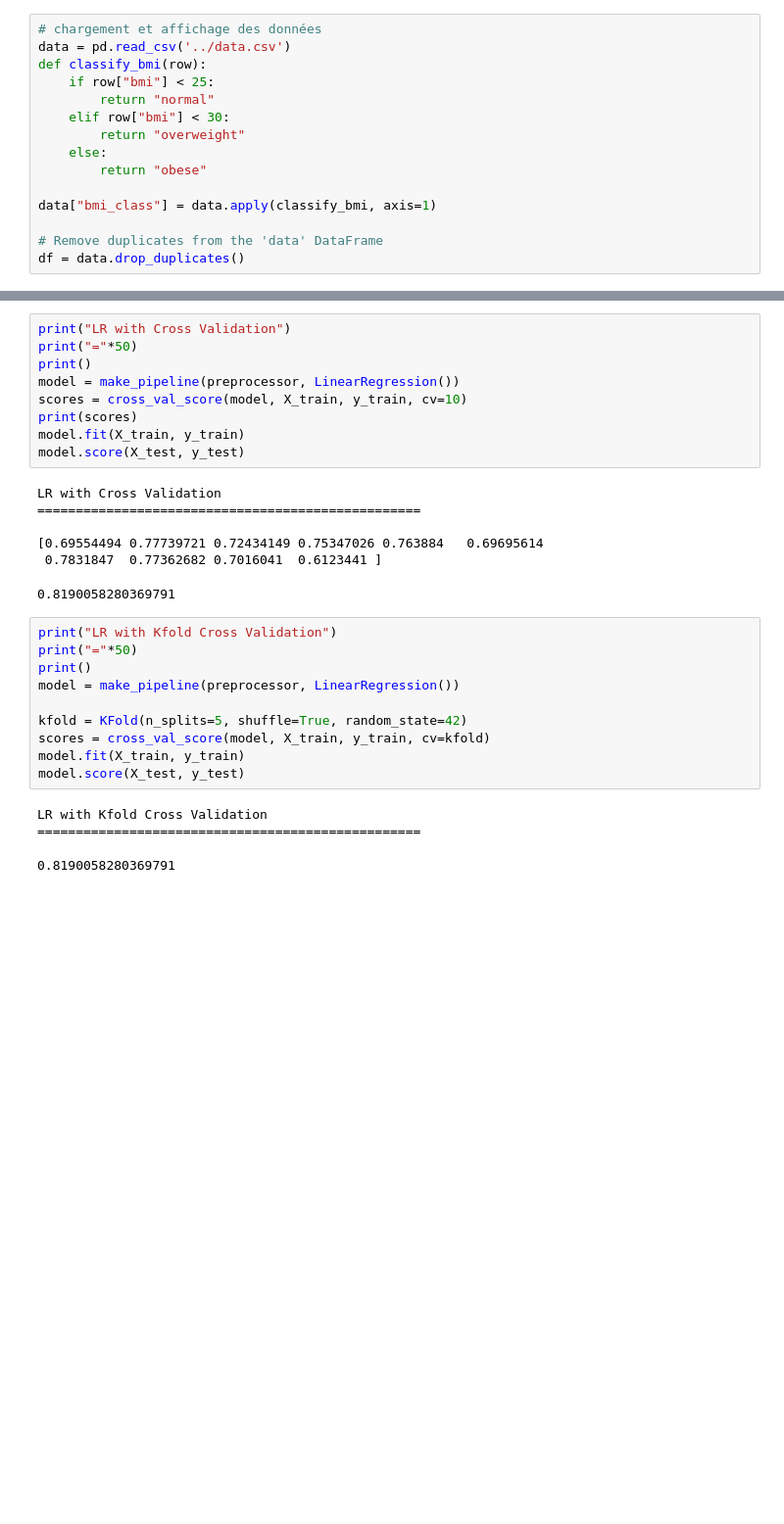
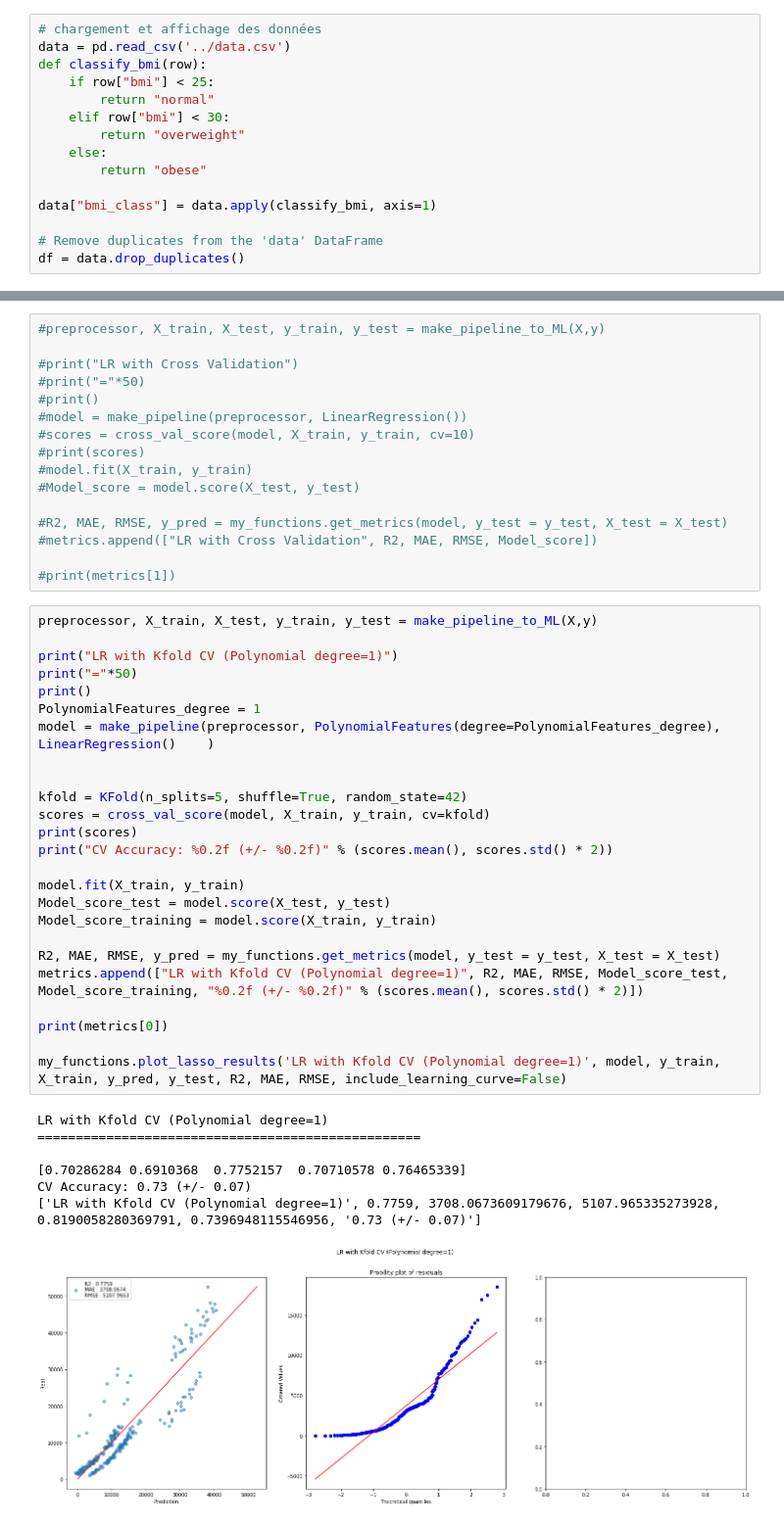
Before and after one commit to zoltarzol/brief_assur_aimant, a Jupyter notebook: Emad/analyse/new_test_Emad.ipynb, the cells around one changed output, grey strips where cells are left out. Shown at 98% size. Drawn from its saved outputs; the diff is of its cells as text; blank space fills up the shorter version.

Commit message:
More Models

```diff
--- a/Emad/analyse/new_test_Emad.ipynb
+++ b/Emad/analyse/new_test_Emad.ipynb
@@ -70,30 +71,49 @@ LR without Cross Validation
 # %%
-print("LR with Cross Validation")
-print("="*50)
-print()
-model = make_pipeline(preprocessor, LinearRegression())
-scores = cross_val_score(model, X_train, y_train, cv=10)
-print(scores)
-model.fit(X_train, y_train)
-model.score(X_test, y_test)
+#preprocessor, X_train, X_test, y_train, y_test = make_pipeline_to_ML(X,y)
+
+#print("LR with Cross Validation")
+#print("="*50)
+#print()
+#model = make_pipeline(preprocessor, LinearRegression())
+#scores = cross_val_score(model, X_train, y_train, cv=10)
+#print(scores)
+#model.fit(X_train, y_train)
+#Model_score = model.score(X_test, y_test)
+
+#R2, MAE, RMSE, y_pred = my_functions.get_metrics(model, y_test = y_test, X_test = X_test)
+#metrics.append(["LR with Cross Validation", R2, MAE, RMSE, Model_score])
+
+#print(metrics[1])
-# %% [output]
-LR with Cross Validation
-==================================================
-
-[0.69554494 0.77739721 0.72434149 0.75347026 0.763884   0.69695614
- 0.7831847  0.77362682 0.7016041  0.6123441 ]
-0.8190058280369791
-# %%
-print("LR with Kfold Cross Validation")
-print("="*50)
-print()
-model = make_pipeline(preprocessor, LinearRegression())
-
-kfold = KFold(n_splits=5, shuffle=True, random_state=42)
-scores = cross_val_score(model, X_train, y_train, cv=kfold)
-model.fit(X_train, y_train)
-model.score(X_test, y_test)
-# %% [output]
-LR with Kfold Cross Validation
-==================================================
-0.8190058280369791
+# %%
+preprocessor, X_train, X_test, y_train, y_test = make_pipeline_to_ML(X,y)
+
+print("LR with Kfold CV (Polynomial degree=1)")
+print("="*50)
+print()
+PolynomialFeatures_degree = 1
+model = make_pipeline(preprocessor, PolynomialFeatures(degree=PolynomialFeatures_degree), LinearRegression()    )
+
+
+kfold = KFold(n_splits=5, shuffle=True, random_state=42)
+scores = cross_val_score(model, X_train, y_train, cv=kfold)
+print(scores)
+print("CV Accuracy: %0.2f (+/- %0.2f)" % (scores.mean(), scores.std() * 2))
+
+model.fit(X_train, y_train)
+Model_score_test = model.score(X_test, y_test)
+Model_score_training = model.score(X_train, y_train)
+
+R2, MAE, RMSE, y_pred = my_functions.get_metrics(model, y_test = y_test, X_test = X_test)
+metrics.append(["LR with Kfold CV (Polynomial degree=1)", R2, MAE, RMSE, Model_score_test, Model_score_training, "%0.2f (+/- %0.2f)" % (scores.mean(), scores.std() * 2)])
+
+print(metrics[0])
+
+my_functions.plot_lasso_results('LR with Kfold CV (Polynomial degree=1)', model, y_train, X_train, y_pred, y_test, R2, MAE, RMSE, include_learning_curve=False)
+# %% [output]
+LR with Kfold CV (Polynomial degree=1)
+==================================================
+
+[0.70286284 0.6910368  0.7752157  0.70710578 0.76465339]
+CV Accuracy: 0.73 (+/- 0.07)
+['LR with Kfold CV (Polynomial degree=1)', 0.7759, 3708.0673609179676, 5107.965335273928, 0.8190058280369791, 0.7396948115546956, '0.73 (+/- 0.07)']
+[figure, added]
```
Also changed, not shown: parts of 19 cells of this notebook, 1 other file.
